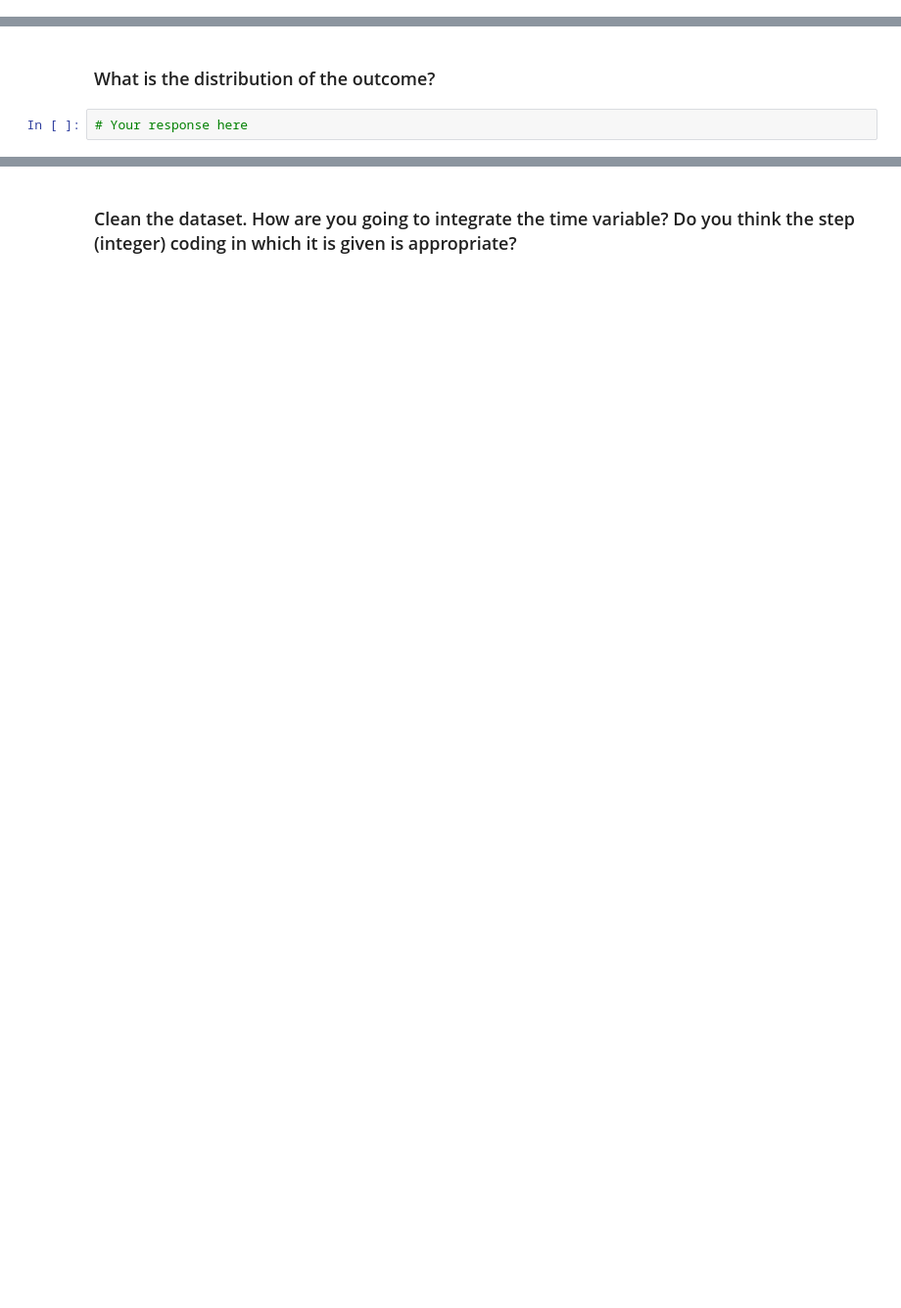
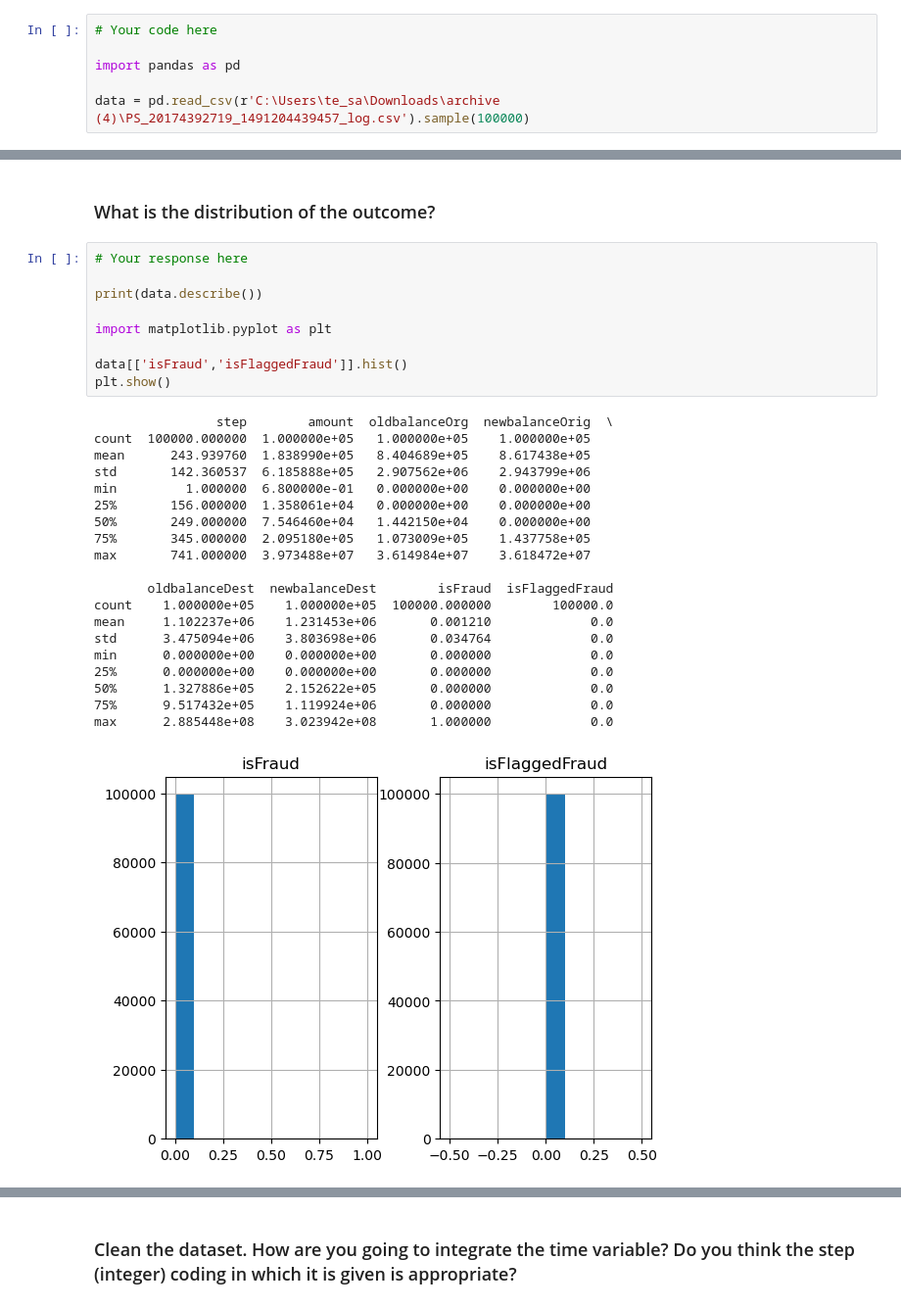
Before and after one commit to ta-data-lis/lab-imbalance, a Jupyter notebook: your-code/lab_imbalance.ipynb, the cells around one changed output, grey strips where cells are left out. Shown at 98% size. Cells and saved outputs as stored; diff of their text form; blank space fills up the shorter version.

```diff
--- a/your-code/lab_imbalance.ipynb
+++ b/your-code/lab_imbalance.ipynb
@@ -13,0 +12,6 @@ Like we disussed in class, when we have noisy data, if we are not careful, we ca
+# %%
+# Your code here
+
+import pandas as pd
+
+data = pd.read_csv(r'C:\Users\te_sa\Downloads\archive (4)\PS_20174392719_1491204439457_log.csv').sample(100000)
@@ -14,4 +27,32 @@ Like we disussed in class, when we have noisy data, if we are not careful, we ca
 # %% [markdown]
 ### What is the distribution of the outcome?
-# %%
-# Your response here
+# %%
+# Your response here
+
+print(data.describe())
+
+import matplotlib.pyplot as plt
+
+data[['isFraud','isFlaggedFraud']].hist()
+plt.show()
+# %% [output]
+                step        amount  oldbalanceOrg  newbalanceOrig  \
+count  100000.000000  1.000000e+05   1.000000e+05    1.000000e+05
+mean      243.939760  1.838990e+05   8.404689e+05    8.617438e+05
+std       142.360537  6.185888e+05   2.907562e+06    2.943799e+06
+min         1.000000  6.800000e-01   0.000000e+00    0.000000e+00
+25%       156.000000  1.358061e+04   0.000000e+00    0.000000e+00
+50%       249.000000  7.546460e+04   1.442150e+04    0.000000e+00
+75%       345.000000  2.095180e+05   1.073009e+05    1.437758e+05
+max       741.000000  3.973488e+07   3.614984e+07    3.618472e+07
+
+       oldbalanceDest  newbalanceDest        isFraud  isFlaggedFraud
+count    1.000000e+05    1.000000e+05  100000.000000        100000.0
+mean     1.102237e+06    1.231453e+06       0.001210             0.0
+std      3.475094e+06    3.803698e+06       0.034764             0.0
+min      0.000000e+00    0.000000e+00       0.000000             0.0
+25%      0.000000e+00    0.000000e+00       0.000000             0.0
+50%      1.327886e+05    2.152622e+05       0.000000             0.0
+75%      9.517432e+05    1.119924e+06       0.000000             0.0
+max      2.885448e+08    3.023942e+08       1.000000             0.0
+[figure, added]
```
Also changed, not shown: parts of 20 cells of this notebook.
